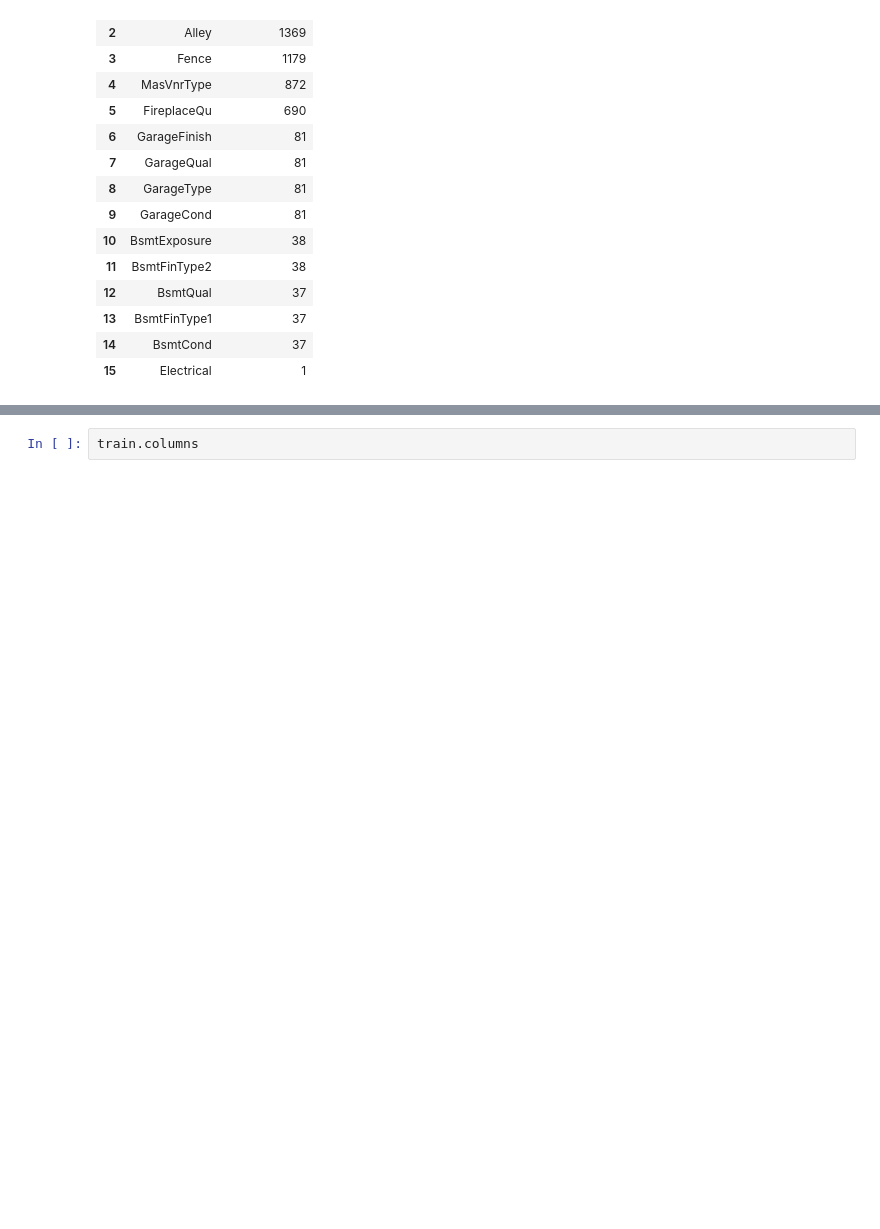
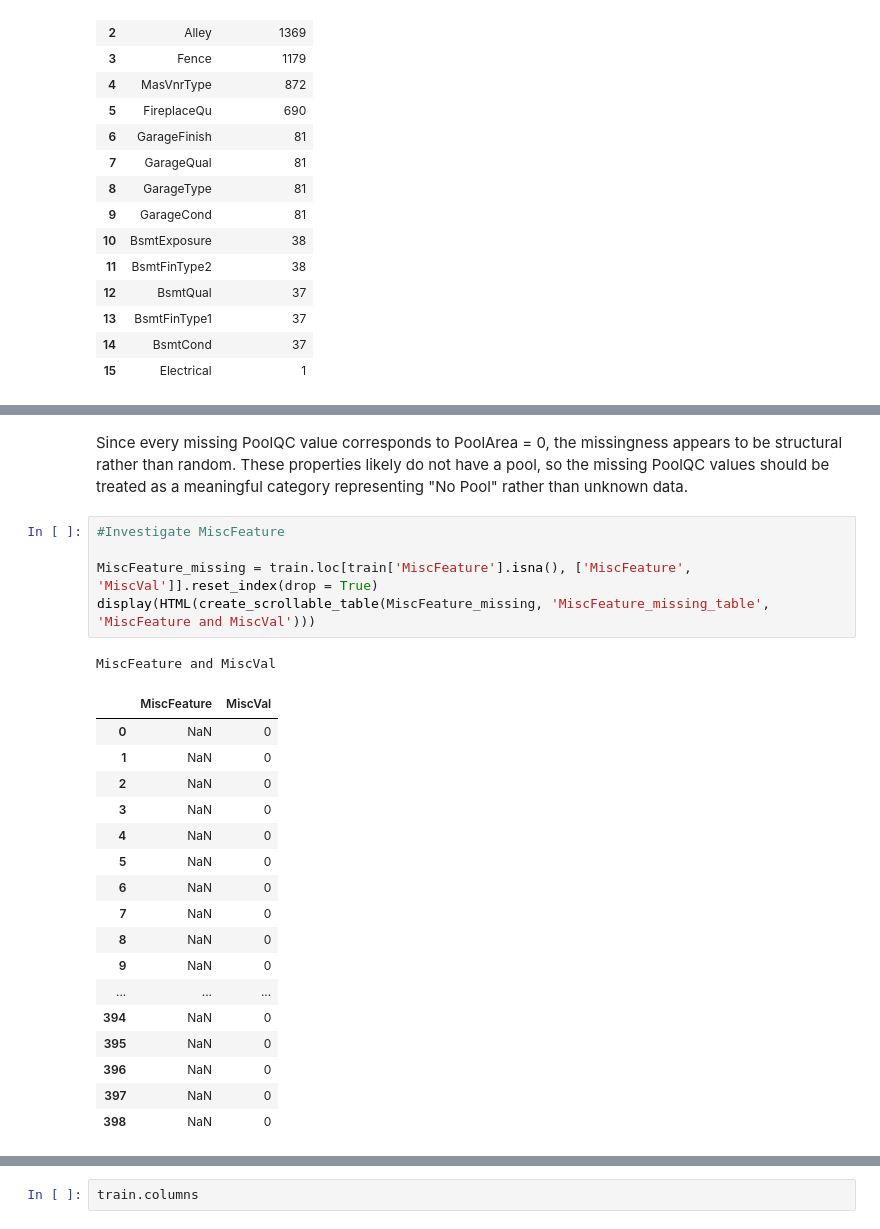
Before and after one commit to Sinjinkim/Ames-housing-price-predicton, a Jupyter notebook: notebooks/01_eda.ipynb, the cells around one changed output, grey strips where cells are left out. Cells and saved outputs as stored; diff of their text form; blank space fills up the shorter version.

Commit message:
Finished data preprocessing steps

```diff
--- a/notebooks/01_eda.ipynb
+++ b/notebooks/01_eda.ipynb
@@ -515,0 +542,26 @@ Categorical Columns with Missing Values
+# %% [markdown]
+Since every missing PoolQC value corresponds to PoolArea = 0, the missingness appears to be structural rather than random. These properties likely do not have a pool, so the missing PoolQC values should be treated as a meaningful category representing "No Pool" rather than unknown data.
+# %%
+#Investigate MiscFeature
+
+MiscFeature_missing = train.loc[train['MiscFeature'].isna(), ['MiscFeature', 'MiscVal']].reset_index(drop = True)
+display(HTML(create_scrollable_table(MiscFeature_missing, 'MiscFeature_missing_table', 'MiscFeature and MiscVal')))
+# %% [output]
+MiscFeature and MiscVal
+|  | MiscFeature | MiscVal |
+| 0 | NaN | 0 |
+| 1 | NaN | 0 |
+| 2 | NaN | 0 |
+| 3 | NaN | 0 |
+| 4 | NaN | 0 |
+| 5 | NaN | 0 |
+| 6 | NaN | 0 |
+| 7 | NaN | 0 |
+| 8 | NaN | 0 |
+| 9 | NaN | 0 |
+| ... | ... | ... |
+| 394 | NaN | 0 |
+| 395 | NaN | 0 |
+| 396 | NaN | 0 |
+| 397 | NaN | 0 |
+| 398 | NaN | 0 |
```
Also changed, not shown: parts of 16 cells of this notebook.
